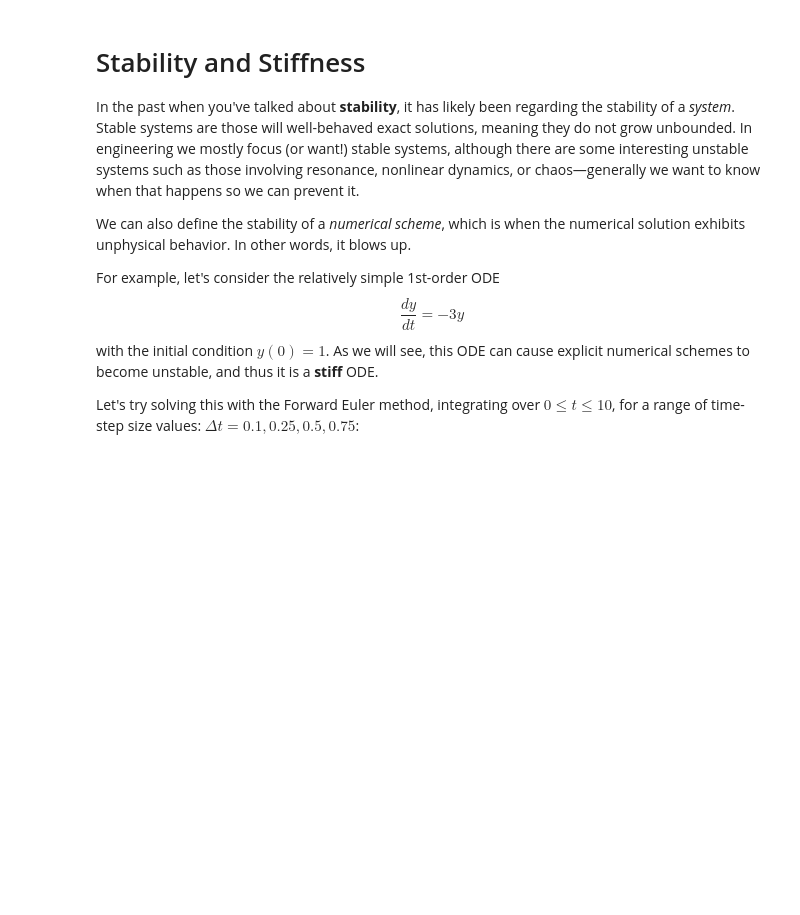
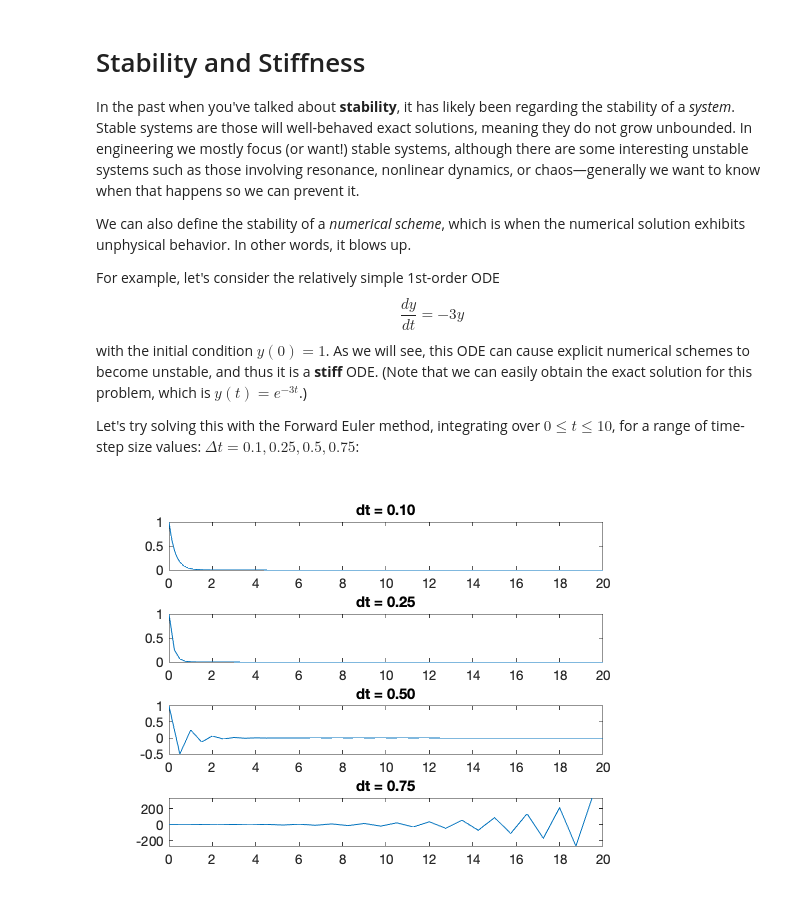
Before and after one commit to kyleniemeyer/ME373, a Jupyter notebook: docs/stiffness-stability.ipynb, the cells around one changed output. Drawn from its saved outputs; the diff is of its cells as text; code cells hidden in the pictures; blank space fills up the shorter version.

```diff
--- a/docs/stiffness-stability.ipynb
+++ b/docs/stiffness-stability.ipynb
@@ -10,6 +10,51 @@ For example, let's consider the relatively simple 1st-order ODE
 \begin{equation}
 \frac{dy}{dt} = -3 y
 \end{equation}
-with the initial condition $y(0) = 1$. As we will see, this ODE can cause explicit numerical schemes to become unstable, and thus it is a **stiff** ODE.
+with the initial condition $y(0) = 1$. As we will see, this ODE can cause explicit numerical schemes to become unstable, and thus it is a **stiff** ODE. (Note that we can easily obtain the exact solution for this problem, which is $y(t) = e^{-3 t}$.)
 
 Let's try solving this with the Forward Euler method, integrating over $0 \leq t \leq 10$, for a range of time-step size values: $\Delta t = 0.1, 0.25, 0.5, 0.75$:
+# %%
+clear
+f = @(t,y) -3*y;
+
+dt = 0.1;
+t = 0 : dt : 20;
+y = zeros(length(t), 1);
+y(1) = 1;
+for i = 1 : length(t) - 1
+    y(i+1) = y(i) + dt*f(t(i), y(i));
+end
+subplot(4,1,1);
+plot(t, y); title(sprintf('dt = %4.2f', dt));
+
+dt = 0.25;
+t = 0 : dt : 20;
+y = zeros(length(t), 1);
+y(1) = 1;
+for i = 1 : length(t) - 1
+    y(i+1) = y(i) + dt*f(t(i), y(i));
+end
+subplot(4,1,2);
+plot(t, y); title(sprintf('dt = %4.2f', dt));
+
+dt = 0.5;
+t = 0 : dt : 20;
+y = zeros(length(t), 1);
+y(1) = 1;
+for i = 1 : length(t) - 1
+    y(i+1) = y(i) + dt*f(t(i), y(i));
+end
+subplot(4,1,3);
+plot(t, y); title(sprintf('dt = %4.2f', dt));
+
+dt = 0.75;
+t = 0 : dt : 20;
+y = zeros(length(t), 1);
+y(1) = 1;
+for i = 1 : length(t) - 1
+    y(i+1) = y(i) + dt*f(t(i), y(i));
+end
+subplot(4,1,4);
+plot(t, y); title(sprintf('dt = %4.2f', dt));
+# %% [output]
+[figure, added]
```
Also changed, not shown: parts of 17 cells of this notebook.
